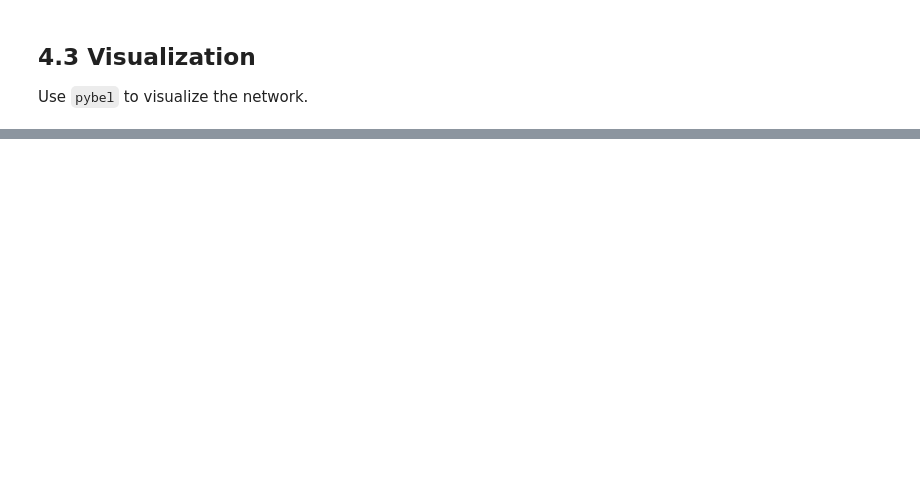
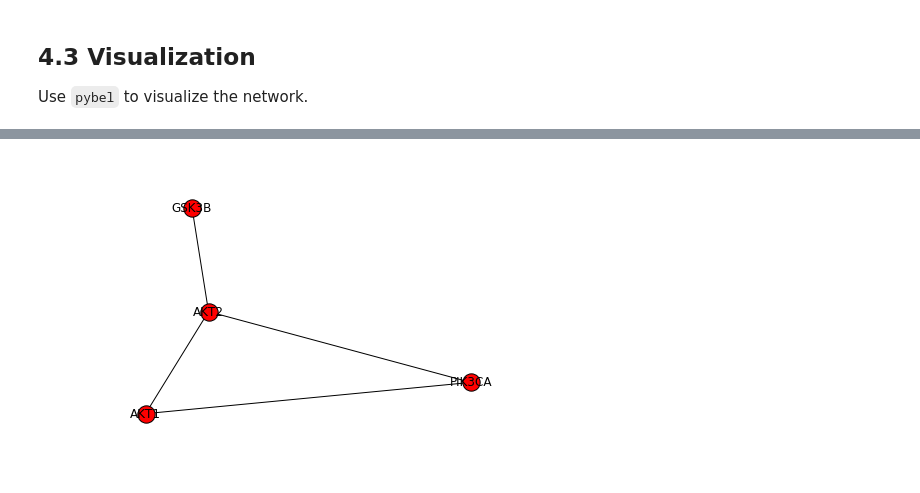
Before and after one commit to oyelle/BioDb2016, a Jupyter notebook: exercise08.ipynb, the cells around one changed output, grey strips where cells are left out. Cells and saved outputs as stored; diff of their text form; code cells hidden in the pictures; blank space fills up the shorter version.

```diff
--- a/exercise08.ipynb
+++ b/exercise08.ipynb
@@ -285,0 +362,46 @@ except:
+# %%
+def get_bel_name(term):
+
+    if term.startswith('p'):
+        match_protein = re.compile('p\(HGNC:(?P<name>\w+)\)')
+        my_dict = match_protein.match(term).groupdict()
+
+        name = my_dict['name']
+
+    elif term.startswith('kin'):
+        match_kin = re.compile('kin\(p\(HGNC:(?P<name>\w+)\)\)')
+        my_dict = match_kin.match(term).groupdict()
+        name = my_dict['name']
+
+    return name
+# %%
+import networkx as nx
+
+v = nx.Graph()
+
+valid_list = []
+for statement in your_statements:
+    if validate_bel_statement(statement, symbol2ec): #if statement is valid bel
+
+        pattern_definition = "^([a-z]*?)(\(?)([a-z])\(([A-Z]+):([a-zA-Z0-9]+)\)(\)?)\s(.*)\s([a-z]*?)(\(?)([a-z])\(([A-Z]+):([a-zA-Z0-9]+)\)(\)?)$"
+
+        pattern = re.compile(pattern_definition)
+
+        match_result = pattern.match(statement)
+
+        result = match_result.group().split()
+
+        subj = get_bel_name(result[0])
+
+        obj = get_bel_name(result[2])
+
+        my_nodes = (subj,obj)
+
+        valid_list.append(my_nodes)
+
+
+v.add_edges_from(valid_list)
+
+nx.draw(v, with_labels = True)
+# %% [output]
+[figure, added]
```
Also changed, not shown: parts of 13 cells of this notebook.
